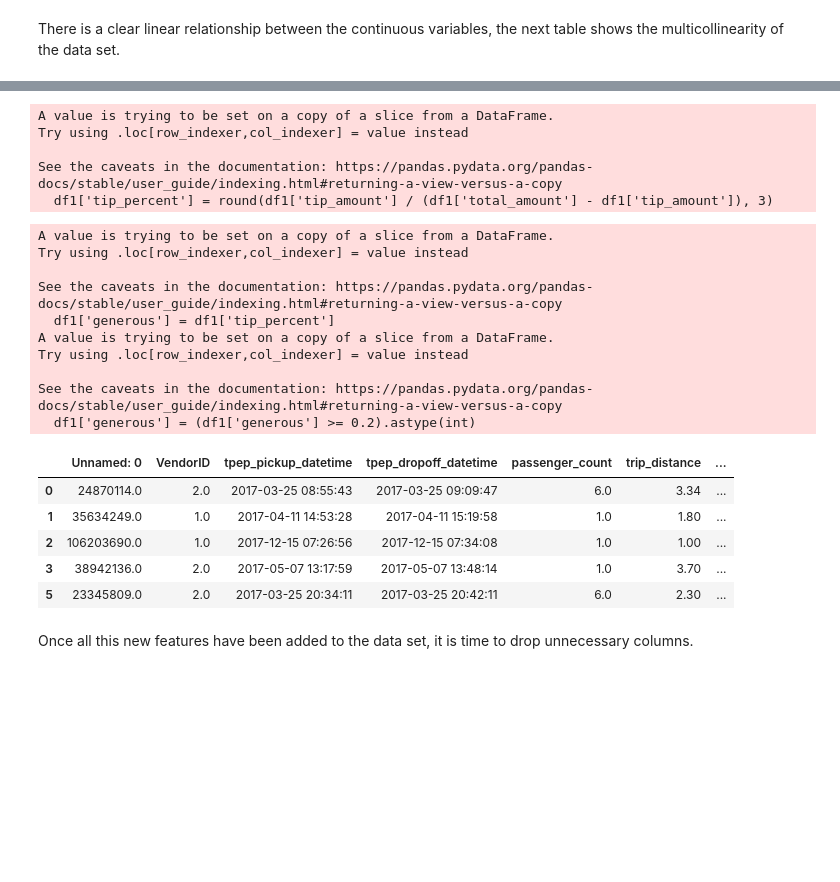
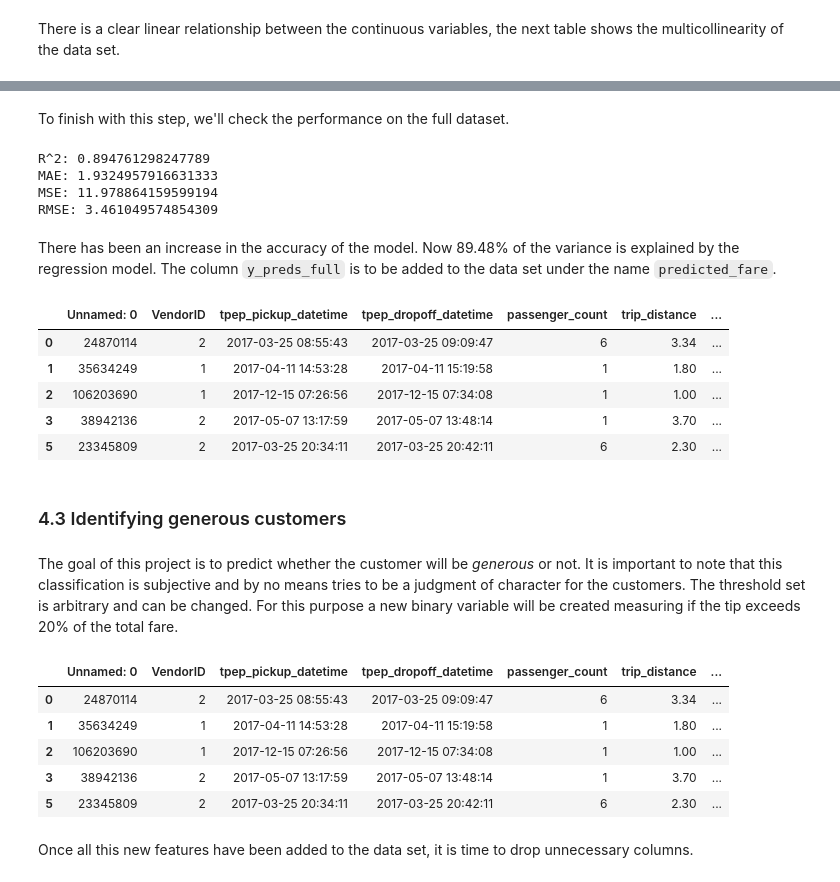
Before and after one commit to jiug/ML-model-to-predict-generous-customers, a Jupyter notebook: ML model to predict generous customers.ipynb, the cells around one changed output, grey strips where cells are left out. Saved outputs shown, nothing was run; the diff lists cells and outputs as text; code cells hidden in the pictures; blank space fills up the shorter version.

```diff
--- a/ML model to predict generous customers.ipynb
+++ b/ML model to predict generous customers.ipynb
@@ -482,0 +604,3 @@ The goal of this model is to predict whether the customer is generous or not. Fo
+# %%
+X_scaled = scaler.transform(X)
+y_preds_full = lr.predict(X_scaled)
@@ -482,0 +609,8 @@ The goal of this model is to predict whether the customer is generous or not. Fo
+# %%
+final_preds = df1[['RatecodeID']].copy()
+
+final_preds['y_preds_full'] = y_preds_full
+
+final_preds.loc[final_preds['RatecodeID']==2, 'y_preds_full'] = 52
+
+final_preds[final_preds['RatecodeID']==2].head()
@@ -483,33 +624,46 @@ The goal of this model is to predict whether the customer is generous or not. Fo
+# %% [markdown]
+To finish with this step, we'll check the performance on the full dataset.
+# %%
+final_preds = final_preds['y_preds_full']
+print('R^2:', r2_score(y, final_preds))
+print('MAE:', mean_absolute_error(y, final_preds))
+print('MSE:', mean_squared_error(y, final_preds))
+print('RMSE:', np.sqrt(mean_squared_error(y, final_preds)))
+# %% [output]
+R^2: 0.894761298247789
+MAE: 1.9324957916631333
+MSE: 11.978864159599194
+RMSE: 3.461049574854309
+# %% [markdown]
+There has been an increase in the accuracy of the model. Now 89.48% of the variance is explained by the regression model. The column `y_preds_full` is to be added to the data set under the name `predicted_fare`.
+# %%
+df2 = df1.copy()
+df2['predicted_fare'] = final_preds
+df2.head()
+# %% [output]
+|  | Unnamed: 0 | VendorID | tpep_pickup_datetime | tpep_dropoff_datetime | passenger_count | trip_distance | ... |
+| 0 | 24870114 | 2 | 2017-03-25 08:55:43 | 2017-03-25 09:09:47 | 6 | 3.34 | ... |
+| 1 | 35634249 | 1 | 2017-04-11 14:53:28 | 2017-04-11 15:19:58 | 1 | 1.80 | ... |
+| 2 | 106203690 | 1 | 2017-12-15 07:26:56 | 2017-12-15 07:34:08 | 1 | 1.00 | ... |
+| 3 | 38942136 | 2 | 2017-05-07 13:17:59 | 2017-05-07 13:48:14 | 1 | 3.70 | ... |
+| 5 | 23345809 | 2 | 2017-03-25 20:34:11 | 2017-03-25 20:42:11 | 6 | 2.30 | ... |
+# %% [markdown]
+### 4.3 Identifying generous customers
+# %% [markdown]
+The goal of this project is to predict whether the customer will be  *generous* or not. It is important to note that this classification is subjective and by no means tries to be a judgment of character for the customers. The threshold set is arbitrary and can be changed. For this purpose a new binary variable will be created measuring if the tip exceeds 20% of the total fare.
 # %%
-df1['tip_percent'] = round(df1['tip_amount'] / (df1['total_amount'] - df1['tip_amount']), 3)
+df2['tip_percent'] = round(df2['tip_amount'] / (df2['total_amount'] - df2['tip_amount']), 3)
-# %% [output]
-A value is trying to be set on a copy of a slice from a DataFrame.
-Try using .loc[row_indexer,col_indexer] = value instead
-
-See the caveats in the documentation: https://pandas.pydata.org/pandas-docs/stable/user_guide/indexing.html#returning-a-view-versus-a-copy
-  df1['tip_percent'] = round(df1['tip_amount'] / (df1['total_amount'] - df1['tip_amount']), 3)
 # %%
-df1['generous'] = df1['tip_percent']
-df1['generous'] = (df1['generous'] >= 0.2).astype(int)
+df2['generous'] = df2['tip_percent']
+df2['generous'] = (df2['generous'] >= 0.2).astype(int)
-# %% [output]
-A value is trying to be set on a copy of a slice from a DataFrame.
-Try using .loc[row_indexer,col_indexer] = value instead
-
-See the caveats in the documentation: https://pandas.pydata.org/pandas-docs/stable/user_guide/indexing.html#returning-a-view-versus-a-copy
-  df1['generous'] = df1['tip_percent']
-A value is trying to be set on a copy of a slice from a DataFrame.
-Try using .loc[row_indexer,col_indexer] = value instead
-
-See the caveats in the documentation: https://pandas.pydata.org/pandas-docs/stable/user_guide/indexing.html#returning-a-view-versus-a-copy
-  df1['generous'] = (df1['generous'] >= 0.2).astype(int)
 # %%
-df1.head()
+df2.head()
 # %% [output]
 |  | Unnamed: 0 | VendorID | tpep_pickup_datetime | tpep_dropoff_datetime | passenger_count | trip_distance | ... |
-| 0 | 24870114.0 | 2.0 | 2017-03-25 08:55:43 | 2017-03-25 09:09:47 | 6.0 | 3.34 | ... |
-| 1 | 35634249.0 | 1.0 | 2017-04-11 14:53:28 | 2017-04-11 15:19:58 | 1.0 | 1.80 | ... |
-| 2 | 106203690.0 | 1.0 | 2017-12-15 07:26:56 | 2017-12-15 07:34:08 | 1.0 | 1.00 | ... |
-| 3 | 38942136.0 | 2.0 | 2017-05-07 13:17:59 | 2017-05-07 13:48:14 | 1.0 | 3.70 | ... |
-| 5 | 23345809.0 | 2.0 | 2017-03-25 20:34:11 | 2017-03-25 20:42:11 | 6.0 | 2.30 | ... |
+| 0 | 24870114 | 2 | 2017-03-25 08:55:43 | 2017-03-25 09:09:47 | 6 | 3.34 | ... |
+| 1 | 35634249 | 1 | 2017-04-11 14:53:28 | 2017-04-11 15:19:58 | 1 | 1.80 | ... |
+| 2 | 106203690 | 1 | 2017-12-15 07:26:56 | 2017-12-15 07:34:08 | 1 | 1.00 | ... |
+| 3 | 38942136 | 2 | 2017-05-07 13:17:59 | 2017-05-07 13:48:14 | 1 | 3.70 | ... |
+| 5 | 23345809 | 2 | 2017-03-25 20:34:11 | 2017-03-25 20:42:11 | 6 | 2.30 | ... |
 # %% [markdown]
 Once all this new features have been added to the data set, it is time to drop unnecessary columns.
```
Also changed, not shown: parts of 48 cells of this notebook.
